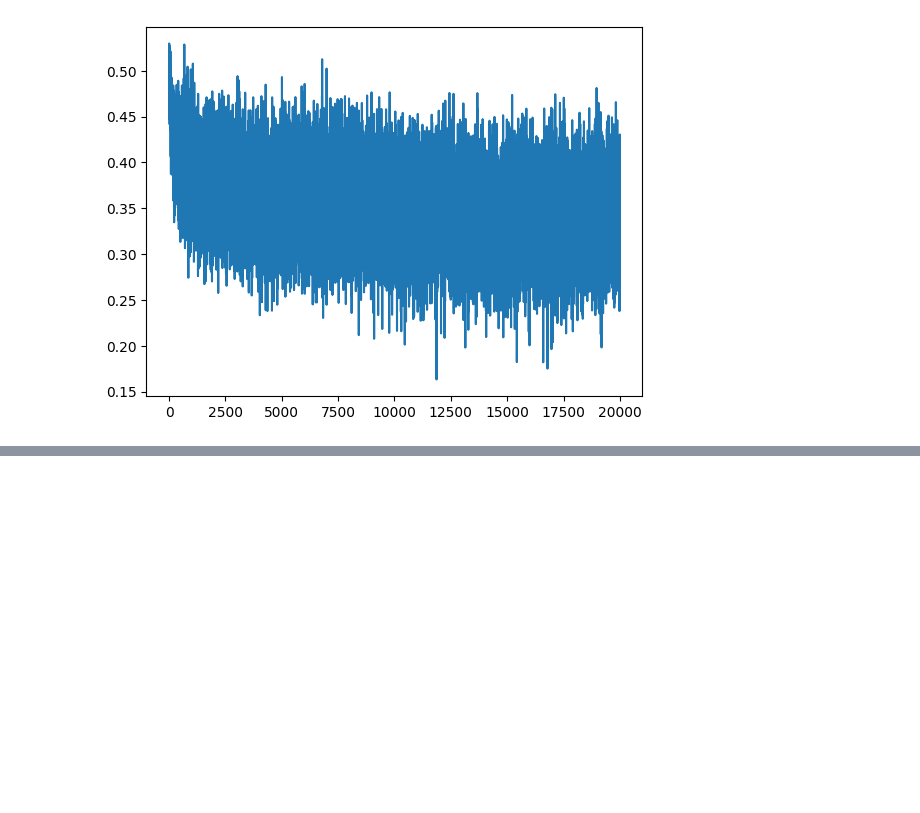
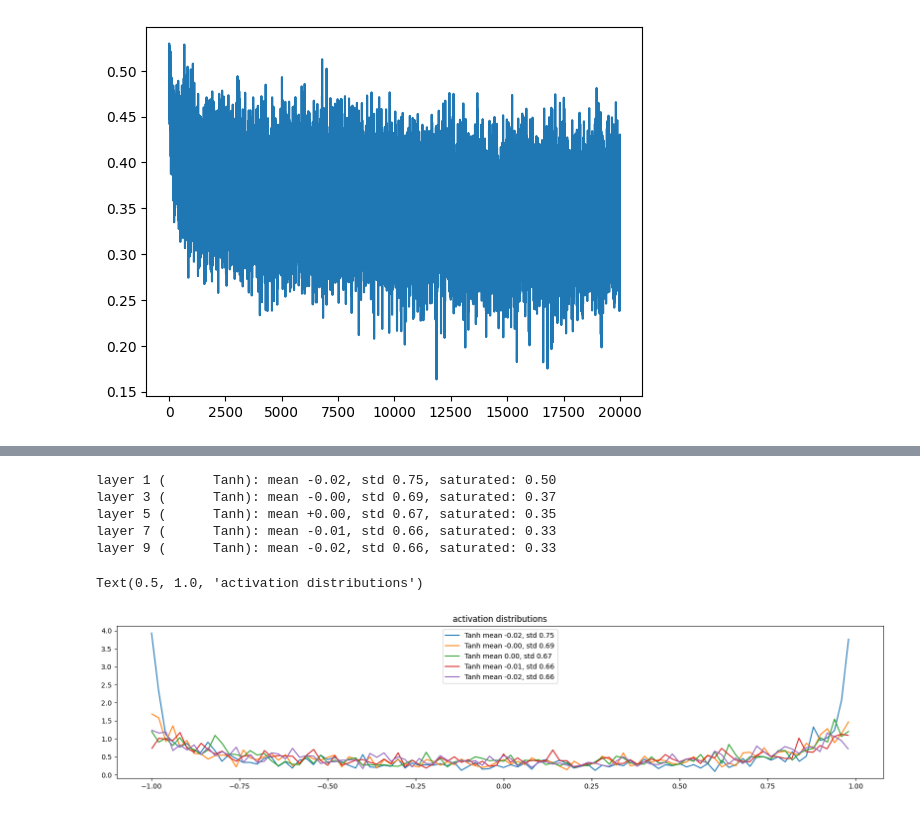
Before and after one commit to sudeonder/llms, a Jupyter notebook: makemore-v3.ipynb, the cells around one changed output, grey strips where cells are left out. Saved outputs shown, nothing was run; the diff lists cells and outputs as text; code cells hidden in the pictures; blank space fills up the shorter version.

```diff
--- a/makemore-v3.ipynb
+++ b/makemore-v3.ipynb
@@ -218,0 +281,27 @@ rute.
+# %%
+n_embd = 10 # dimensionality of a char embedding vector
+n_hidden = 100 # number of neurons in the hidden layer
+g = torch.Generator().manual_seed(2147483647)
+
+C = torch.randn((vocab_size, n_embd), generator=g) # look up table - one row represents a char embedding
+layers = [
+    Linear(n_embd * block_size, n_hidden), Tanh(),
+    Linear(n_hidden, n_hidden), Tanh(),
+    Linear(n_hidden, n_hidden), Tanh(),
+    Linear(n_hidden, n_hidden), Tanh(),
+    Linear(n_hidden, n_hidden), Tanh(),
+    Linear(n_hidden, vocab_size),
+]
+
+with torch.no_grad():
+  # last layer: make less confident
+  layers[-1].weight *= 0.1
+  # all other layers: apply gain
+  for layer in layers[:-1]:
+    if isinstance(layer, Linear):
+      layer.weight *= 5/3
+
+parameters = [C] + [p for layer in layers for p in layer.parameters()]
+print(sum(p.nelement() for p in parameters))
+for p in parameters:
+  p.requires_grad = True
@@ -218,0 +353,21 @@ rute.
+# %%
+# visualize historgrams
+plt.figure(figsize=(20,4))
+legends = []
+for i, layer in enumerate(layers[:-1]):
+  if isinstance(layer, Tanh):
+    t = layer.out
+    print('layer %d (%10s): mean %+.2f, std %.2f, saturated: %.2f' % (i, str(layer.__class__.__name__), t.mean(), t.std(), (t.abs() > 0.8).float().mean()))
+    hy, hx = torch.histogram(t, density=True)
+    plt.plot(hx[:-1].detach(), hy.detach())
+    legends.append(f'{layer.__class__.__name__} mean {t.mean():.2f}, std {t.std():.2f}')
+plt.legend(legends)
+plt.title('activation distributions')
+# %% [output]
+layer 1 (      Tanh): mean -0.02, std 0.75, saturated: 0.50
+layer 3 (      Tanh): mean -0.00, std 0.69, saturated: 0.37
+layer 5 (      Tanh): mean +0.00, std 0.67, saturated: 0.35
+layer 7 (      Tanh): mean -0.01, std 0.66, saturated: 0.33
+layer 9 (      Tanh): mean -0.02, std 0.66, saturated: 0.33
+Text(0.5, 1.0, 'activation distributions')
+[figure, added]
```
Also changed, not shown: parts of 9 cells of this notebook.
